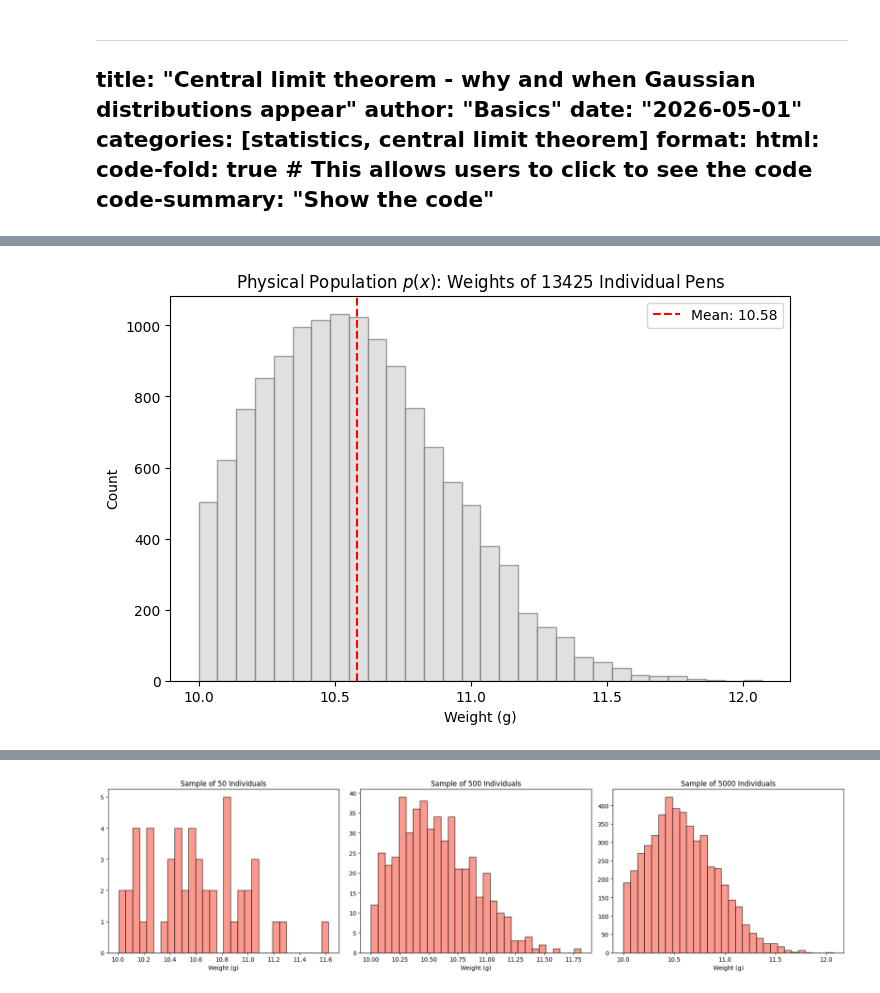
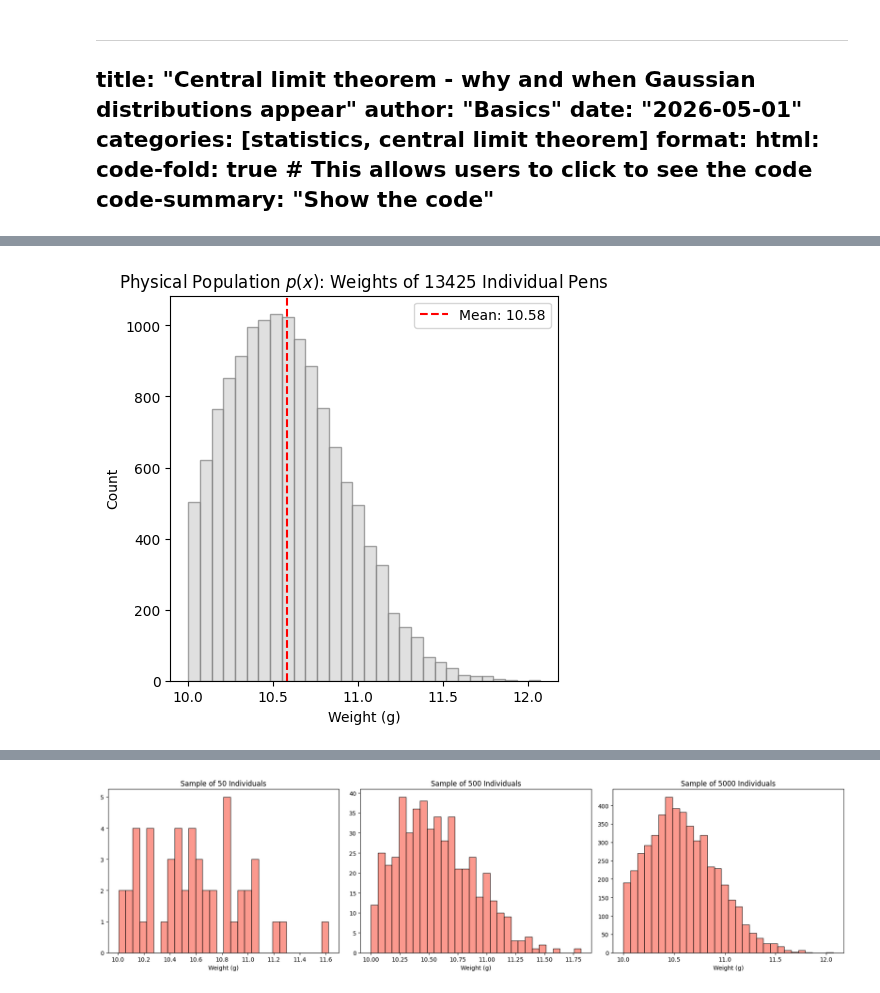
Before and after one commit to Basics2022/myblog, a Jupyter notebook: posts/central-limit-thm/index.ipynb, the cells around one changed output, grey strips where cells are left out. Cells and saved outputs as stored; diff of their text form; code cells hidden in the pictures.

Commit message:
Updated draft about central limit theorem and normal distribution

```diff
--- a/posts/central-limit-thm/index.ipynb
+++ b/posts/central-limit-thm/index.ipynb
@@ -14,38 +28,41 @@ format:
 # %%
 import numpy as np
 import matplotlib.pyplot as plt
 
 np.random.seed(42)
 
 # Create a non-Gaussian population:
-#> Bimodal distribution
-"""
-# 40% are "Light" pens (10g), 60% are "Heavy" pens (15g)
-pop_size = 100_000
-group1 = np.random.normal(10, 0.8, int(pop_size * 0.4))
-group2 = np.random.normal(15, 1.5, int(pop_size * 0.6))
-population = np.concatenate([group1, group2])
-"""
+
 #> Left truncated Gaussian
+# 1. Standard Gaussian
 mu_factory = 10.5
 sigma_factory = 0.4
 raw_production = np.random.normal(mu_factory, sigma_factory, 15000)
 
 # 2. Apply Quality Control: Cut everything below 9.2g
 threshold = 10.
 population = raw_production[raw_production >= threshold]
 
 pop_size = len(population)
 
+"""
+#> Bimodal distribution
 
-plt.figure(figsize=(8, 5))
+# 40% are "Light" pens (10g), 60% are "Heavy" pens (15g)
+pop_size = 100_000
+group1 = np.random.normal(10, 0.8, int(pop_size * 0.4))
+group2 = np.random.normal(15, 1.5, int(pop_size * 0.6))
+population = np.concatenate([group1, group2])
+"""
+
+plt.figure(figsize=(5, 5))
 plt.hist(population, bins=30, color='lightgray', edgecolor='gray', alpha=0.7)
 plt.axvline(np.mean(population), color='red', linestyle='--', label=f'Mean: {np.mean(population):.2f}')
 plt.title(f"Physical Population $p(x)$: Weights of {pop_size} Individual Pens")
 plt.xlabel("Weight (g)")
 plt.ylabel("Count")
 plt.legend()
 plt.show()
 # %% [output]
-[figure, old version]
+[figure, new version]
 # %% [markdown]
```
Also changed, not shown: parts of 4 cells of this notebook, 7 other files.
